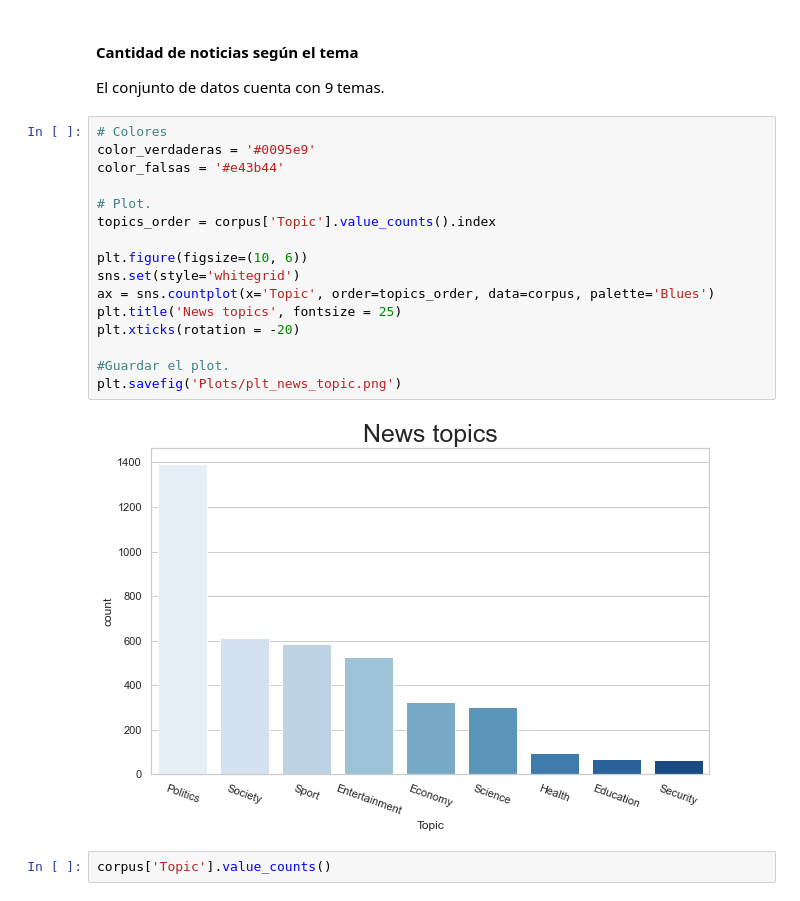
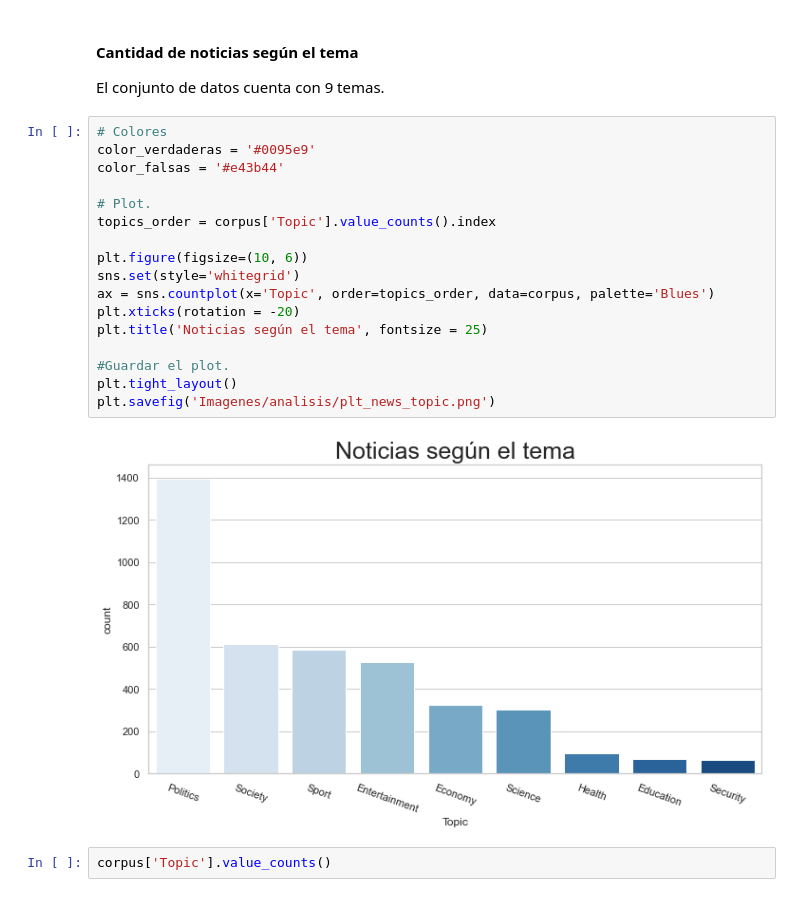
Before and after one commit to JoseLuis-AL/MachineLearning-Deteccion-de-Noticias-Falsas, a Jupyter notebook: Notebooks/2 - Análisis de los datos.ipynb, the cells around one changed output. Saved outputs shown, nothing was run; the diff lists cells and outputs as text.

```diff
--- a/Notebooks/2 - Análisis de los datos.ipynb
+++ b/Notebooks/2 - Análisis de los datos.ipynb
@@ -162,21 +161,22 @@ El conjunto de datos cuenta con 9 temas.
 # %%
 # Colores
 color_verdaderas = '#0095e9'
 color_falsas = '#e43b44'
 
 # Plot.
 topics_order = corpus['Topic'].value_counts().index
 
 plt.figure(figsize=(10, 6))
 sns.set(style='whitegrid')
 ax = sns.countplot(x='Topic', order=topics_order, data=corpus, palette='Blues')
-plt.title('News topics', fontsize = 25)
 plt.xticks(rotation = -20)
+plt.title('Noticias según el tema', fontsize = 25)
 
 #Guardar el plot.
-plt.savefig('Plots/plt_news_topic.png')
+plt.tight_layout()
+plt.savefig('Imagenes/analisis/plt_news_topic.png')
 # %% [output]
-[figure, old version]
+[figure, new version]
 # %%
 corpus['Topic'].value_counts()
 # %% [output]
```
Also changed, not shown: parts of 25 cells of this notebook, 17 other files.
